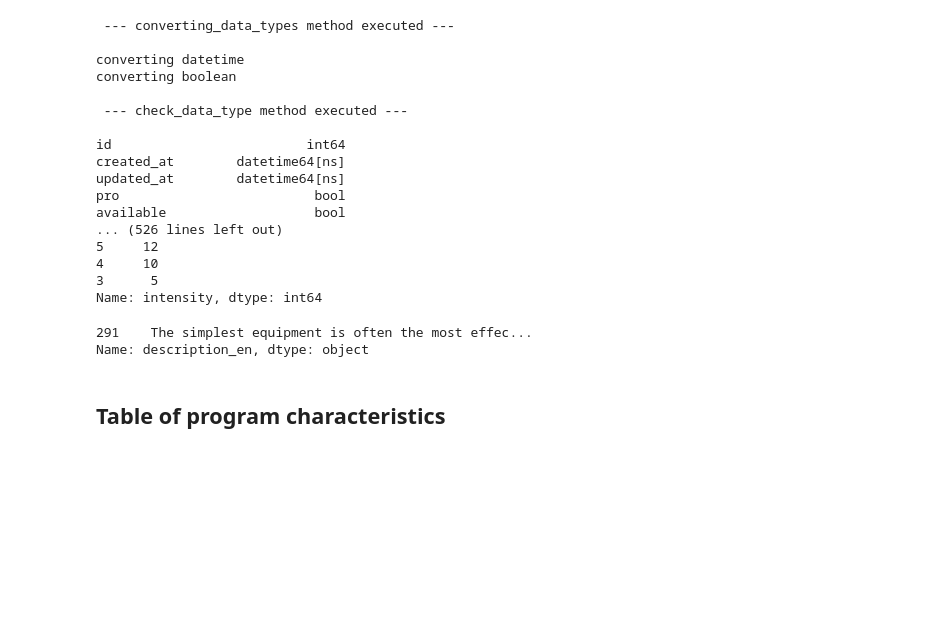
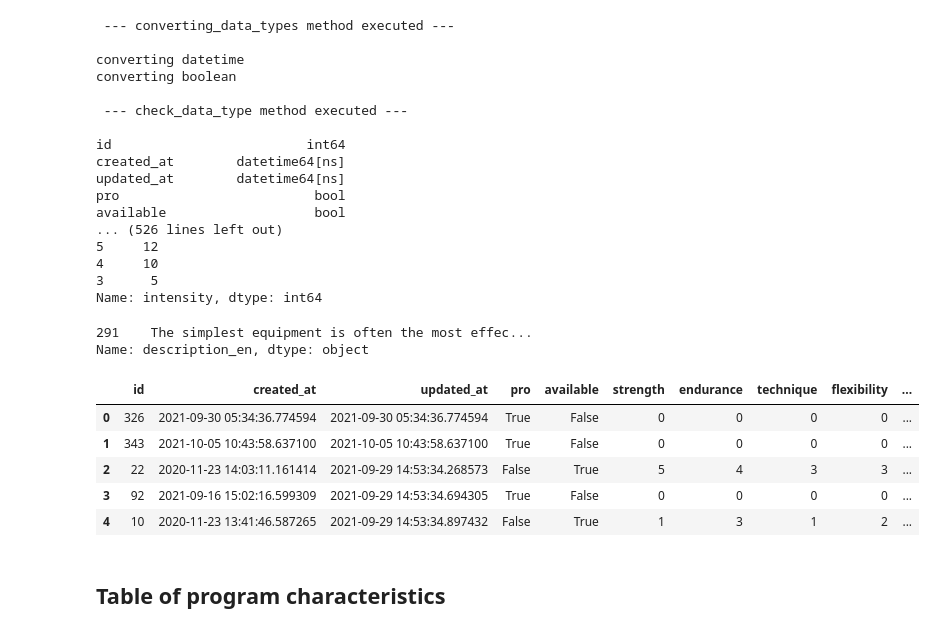
Before and after one commit to evidadeusto/mhunters, a Jupyter notebook: analysis_oscar_preprocessing/Merge.ipynb, the cells around one changed output. Drawn from its saved outputs; the diff is of its cells as text; code cells hidden in the pictures; blank space fills up the shorter version.

```diff
--- a/analysis_oscar_preprocessing/Merge.ipynb
+++ b/analysis_oscar_preprocessing/Merge.ipynb
@@ -273,6 +305,15 @@ programs.loc[programs['id'] == 30, 'description_en']
 # %% [output]
 291    The simplest equipment is often the most effec...
 Name: description_en, dtype: object
+# %%
+programs.head(5)
+# %% [output]
+|  | id | created_at | updated_at | pro | available | strength | endurance | technique | flexibility | ... |
+| 0 | 326 | 2021-09-30 05:34:36.774594 | 2021-09-30 05:34:36.774594 | True | False | 0 | 0 | 0 | 0 | ... |
+| 1 | 343 | 2021-10-05 10:43:58.637100 | 2021-10-05 10:43:58.637100 | True | False | 0 | 0 | 0 | 0 | ... |
+| 2 | 22 | 2020-11-23 14:03:11.161414 | 2021-09-29 14:53:34.268573 | False | True | 5 | 4 | 3 | 3 | ... |
+| 3 | 92 | 2021-09-16 15:02:16.599309 | 2021-09-29 14:53:34.694305 | True | False | 0 | 0 | 0 | 0 | ... |
+| 4 | 10 | 2020-11-23 13:41:46.587265 | 2021-09-29 14:53:34.897432 | False | True | 1 | 3 | 1 | 2 | ... |
 # %% [markdown]
 ## Table of program characteristics
 # %%
```
Also changed, not shown: parts of 22 cells of this notebook.
